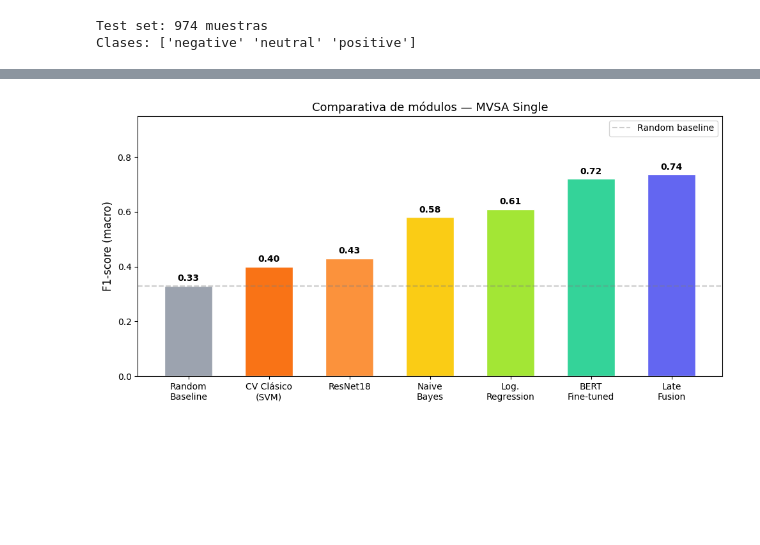
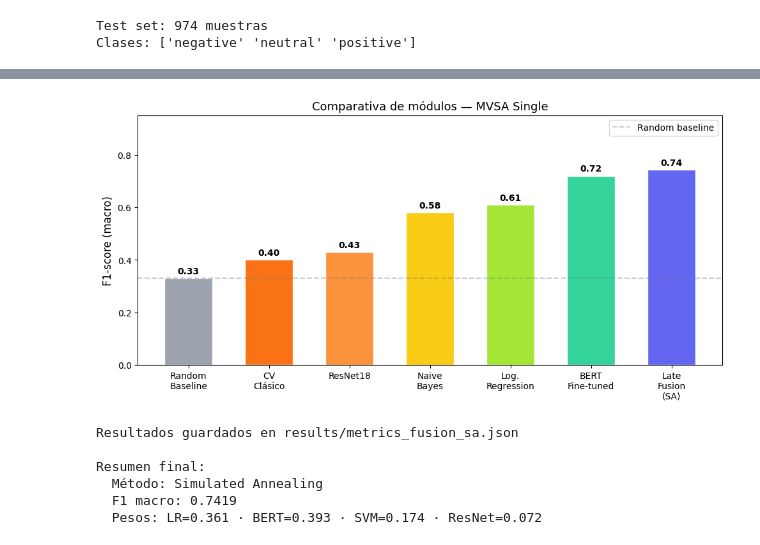
Before and after one commit to Yesica-RB/multimodal_emotion, a Jupyter notebook: notebooks/06_fusion.ipynb, the cells around one changed output, grey strips where cells are left out. Drawn from its saved outputs; the diff is of its cells as text; code cells hidden in the pictures; blank space fills up the shorter version.

```diff
--- a/notebooks/06_fusion.ipynb
+++ b/notebooks/06_fusion.ipynb
@@ -14,17 +19,12 @@ df = pd.read_csv("data/processed/labels.csv")
 # %%
-# Necesitamos las etiquetas reales en el mismo orden que las probabilidades
-# Las probabilidades se generaron con random_state=42 y stratify
-# así que reproducimos el mismo split
-
-from sklearn.model_selection import train_test_split
-from sklearn.preprocessing import LabelEncoder
-
+# Reproducir el mismo split que usaron los módulos
 le     = LabelEncoder()
 labels = le.fit_transform(df['label'].tolist())
 texts  = df['text'].tolist()
 
 _, _, _, y_test = train_test_split(
-    texts, labels, test_size=0.2, random_state=42, stratify=labels)
+    texts, labels,
+    test_size=0.2, random_state=42, stratify=labels)
 
 print(f"Test set: {len(y_test)} muestras")
 print(f"Clases: {le.classes_}")
@@ -100,36 +89,69 @@ F1 macro: 0.7369
 # %%
-import matplotlib.pyplot as plt
-
-modulos = [
-    'Random\nBaseline',
-    'CV Clásico\n(SVM)',
-    'ResNet18',
-    'Naive\nBayes',
-    'Log.\nRegression',
-    'BERT\nFine-tuned',
-    'Late\nFusion'
-]
+# Gráfica comparativa final con resultados del SA
+modulos   = ['Random\nBaseline', 'CV\nClásico', 'ResNet18',
+             'Naive\nBayes', 'Log.\nRegression',
+             'BERT\nFine-tuned', 'Late\nFusion\n(SA)']
 f1_scores = [0.33, 0.40, 0.43, 0.58, 0.61, 0.72, f1]
-colors    = [
-    '#9ca3af', '#f97316', '#fb923c',
-    '#facc15', '#a3e635', '#34d399', '#6366f1'
-]
+colors    = ['#9ca3af', '#f97316', '#fb923c',
+             '#facc15', '#a3e635', '#34d399', '#6366f1']
 
 fig, ax = plt.subplots(figsize=(10, 5))
-bars = ax.bar(modulos, f1_scores, color=colors, width=0.6, edgecolor='white')
+bars = ax.bar(modulos, f1_scores, color=colors,
+              width=0.6, edgecolor='white')
 
 for bar, val in zip(bars, f1_scores):
     ax.text(bar.get_x() + bar.get_width()/2, val + 0.01,
             f'{val:.2f}', ha='center', va='bottom',
             fontsize=10, fontweight='bold')
 
 ax.set_ylim(0, 0.95)
 ax.set_ylabel('F1-score (macro)', fontsize=12)
 ax.set_title('Comparativa de módulos — MVSA Single', fontsize=13)
-ax.axhline(y=0.33, color='gray', linestyle='--', alpha=0.4, label='Random baseline')
+ax.axhline(y=0.33, color='gray', linestyle='--',
+           alpha=0.4, label='Random baseline')
 ax.legend()
 plt.tight_layout()
 plt.savefig('results/figures/fusion_comparison.png', dpi=150)
 plt.show()
 # %% [output]
-[figure, old version]
+[figure, new version]
+# %%
+# Guardar resultados finales
+import json
+import numpy as np
+
+results_final = {
+    'f1_macro':     f1,
+    'best_weights': {
+        'LR':     float(best_weights[0]),
+        'BERT':   float(best_weights[1]),
+        'SVM':    float(best_weights[2]),
+        'ResNet': float(best_weights[3])
+    },
+    'method': 'Simulated Annealing',
+    'sa_params': {
+        'T0':    1.0,
+        'Tf':    0.001,
+        'alpha': 0.95,
+        'max_iter': 500
+    }
+}
+
+with open('results/metrics_fusion_sa.json', 'w') as f:
+    json.dump(results_final, f, indent=2)
+
+print("Resultados guardados en results/metrics_fusion_sa.json")
+print(f"\nResumen final:")
+print(f"  Método: Simulated Annealing")
+print(f"  F1 macro: {f1:.4f}")
+print(f"  Pesos: LR={best_weights[0]:.3f} · "
+      f"BERT={best_weights[1]:.3f} · "
+      f"SVM={best_weights[2]:.3f} · "
+      f"ResNet={best_weights[3]:.3f}")
+# %% [output]
+Resultados guardados en results/metrics_fusion_sa.json
+
+Resumen final:
+  Método: Simulated Annealing
+  F1 macro: 0.7419
+  Pesos: LR=0.361 · BERT=0.393 · SVM=0.174 · ResNet=0.072
```
Also changed, not shown: parts of 3 cells of this notebook, 4 other files.
